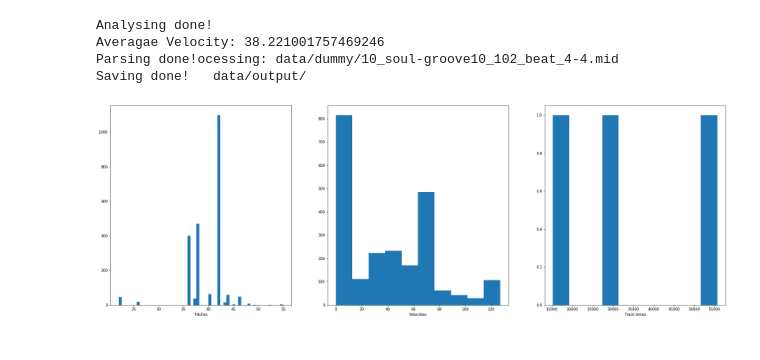
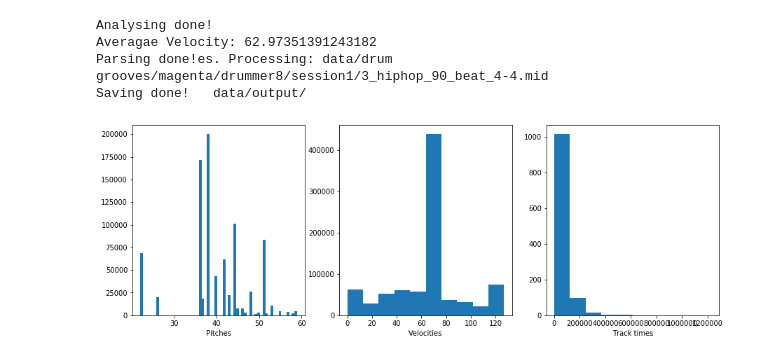
Before and after one commit to jlindermeir/beatgen, a Jupyter notebook: midi_to_matrix.ipynb, the cells around one changed output. Saved outputs shown, nothing was run; the diff lists cells and outputs as text; code cells hidden in the pictures.

```diff
--- a/midi_to_matrix.ipynb
+++ b/midi_to_matrix.ipynb
@@ -8,17 +8,17 @@ import os.path
 
 from MIDI import *
 # %%
-datadir = 'data/dummy'
+datadir = 'data/drum grooves/magenta'
 outdir = 'data/output/'
 resolution = 64
-filename = 'dummy_22_12'
+filename = 'magenta_full_23_12'
 
 dicts, _, _ = analyse_filepack(datadir, plot = True)
-parseFolder(datadir, dicts, resolution, outdir, name = filename, record_note_off = False, generate_bar_stack=False)
+parseFolder(datadir, dicts, resolution, outdir, name = filename, record_note_off = False, generate_bar_stack = True)
 print()
 # %% [output]
 Analysing done!
-Averagae Velocity: 38.221001757469246
-Parsing done!ocessing: data/dummy/10_soul-groove10_102_beat_4-4.mid
+Averagae Velocity: 62.97351391243182
+Parsing done!es. Processing: data/drum grooves/magenta/drummer8/session1/3_hiphop_90_beat_4-4.mid
 Saving done!   data/output/
-[figure, old version]
+[figure, new version]
```
Also changed, not shown: 3 other files.
